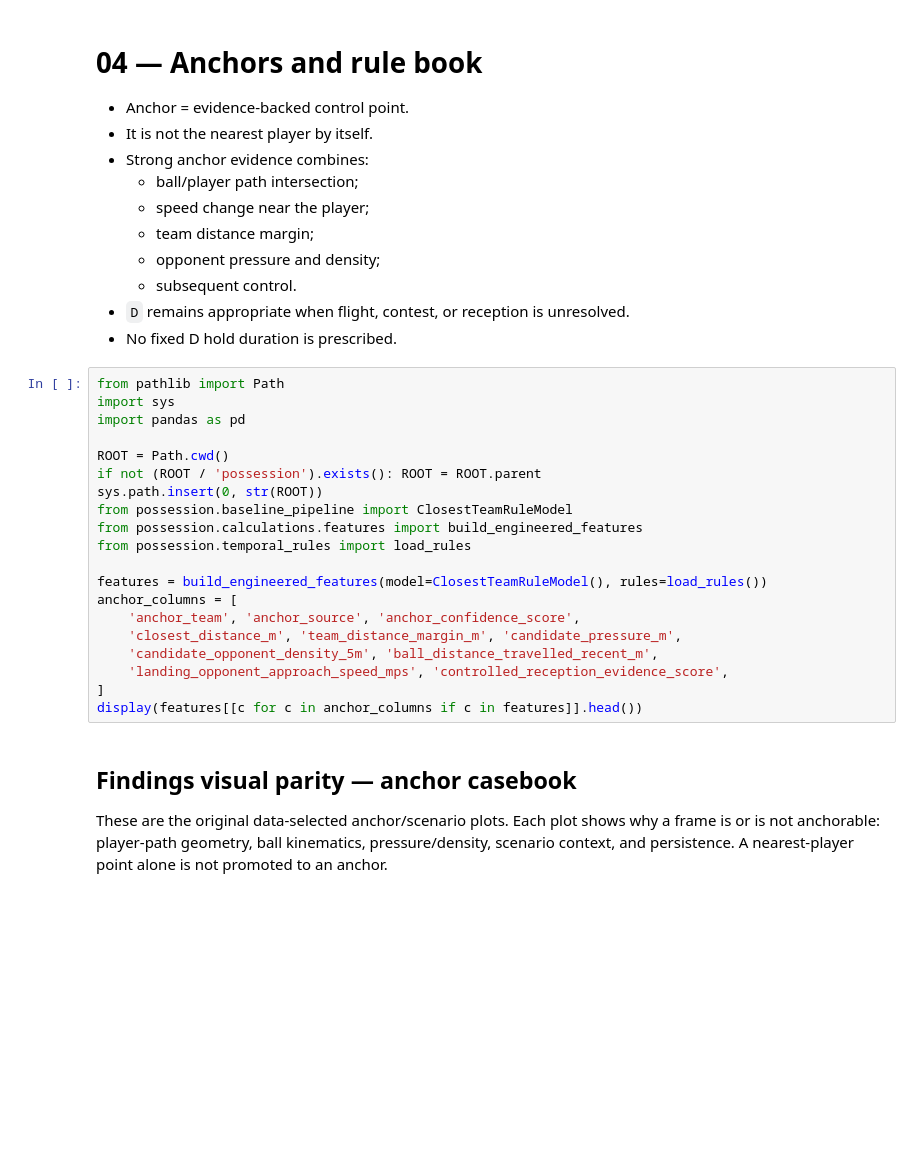
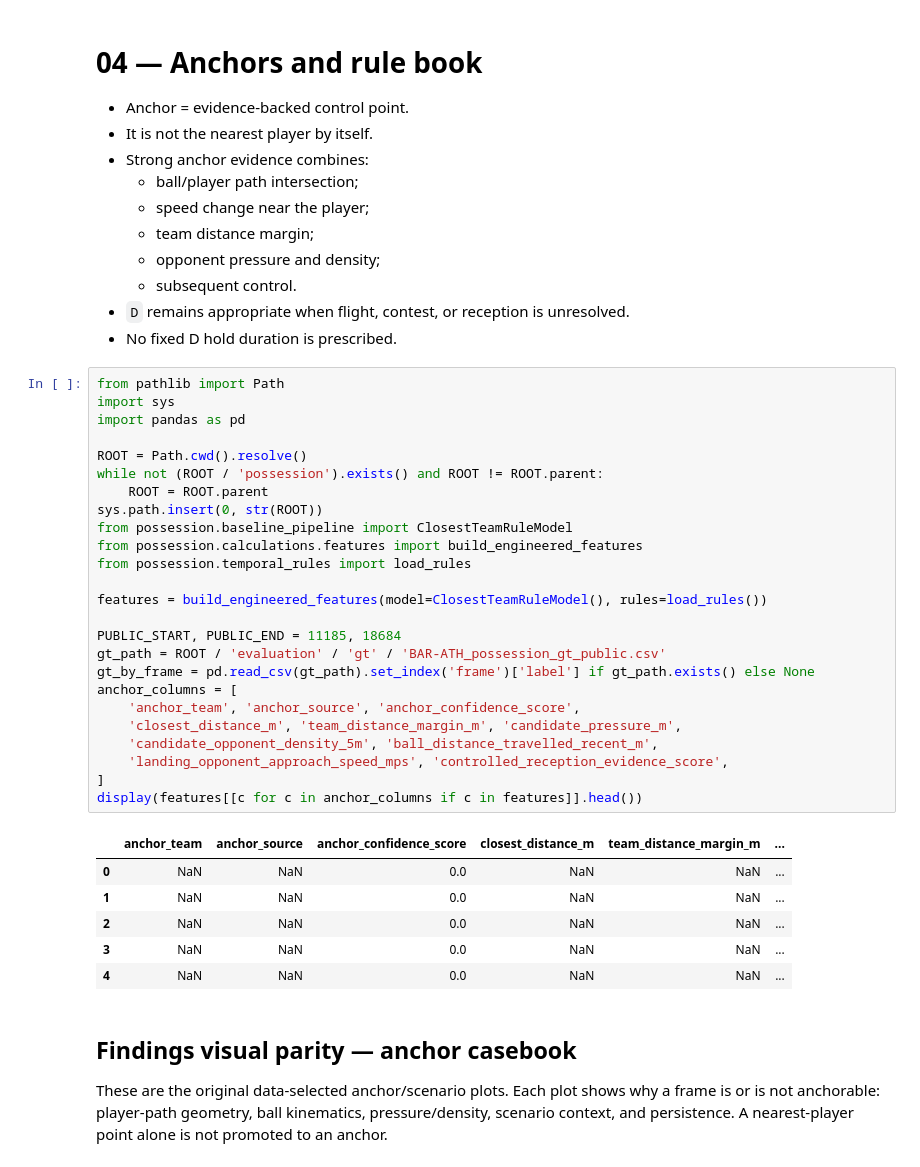
Before and after one commit to Pingeor11/Barcelona-hackathon, a Jupyter notebook: notebooks/04_anchors_rulebook.ipynb, the cells around one changed output. Saved outputs shown, nothing was run; the diff lists cells and outputs as text; blank space fills up the shorter version.

```diff
--- a/notebooks/04_anchors_rulebook.ipynb
+++ b/notebooks/04_anchors_rulebook.ipynb
@@ -14,23 +14,35 @@
 # %%
 from pathlib import Path
 import sys
 import pandas as pd
 
-ROOT = Path.cwd()
-if not (ROOT / 'possession').exists(): ROOT = ROOT.parent
+ROOT = Path.cwd().resolve()
+while not (ROOT / 'possession').exists() and ROOT != ROOT.parent:
+    ROOT = ROOT.parent
 sys.path.insert(0, str(ROOT))
 from possession.baseline_pipeline import ClosestTeamRuleModel
 from possession.calculations.features import build_engineered_features
 from possession.temporal_rules import load_rules
 
 features = build_engineered_features(model=ClosestTeamRuleModel(), rules=load_rules())
+
+PUBLIC_START, PUBLIC_END = 11185, 18684
+gt_path = ROOT / 'evaluation' / 'gt' / 'BAR-ATH_possession_gt_public.csv'
+gt_by_frame = pd.read_csv(gt_path).set_index('frame')['label'] if gt_path.exists() else None
 anchor_columns = [
     'anchor_team', 'anchor_source', 'anchor_confidence_score',
     'closest_distance_m', 'team_distance_margin_m', 'candidate_pressure_m',
     'candidate_opponent_density_5m', 'ball_distance_travelled_recent_m',
     'landing_opponent_approach_speed_mps', 'controlled_reception_evidence_score',
 ]
 display(features[[c for c in anchor_columns if c in features]].head())
+# %% [output]
+|  | anchor_team | anchor_source | anchor_confidence_score | closest_distance_m | team_distance_margin_m | ... |
+| 0 | NaN | NaN | 0.0 | NaN | NaN | ... |
+| 1 | NaN | NaN | 0.0 | NaN | NaN | ... |
+| 2 | NaN | NaN | 0.0 | NaN | NaN | ... |
+| 3 | NaN | NaN | 0.0 | NaN | NaN | ... |
+| 4 | NaN | NaN | 0.0 | NaN | NaN | ... |
 # %% [markdown]
 ## Findings visual parity — anchor casebook
 
```
Also changed, not shown: parts of 1 cell of this notebook, 21 other files.
